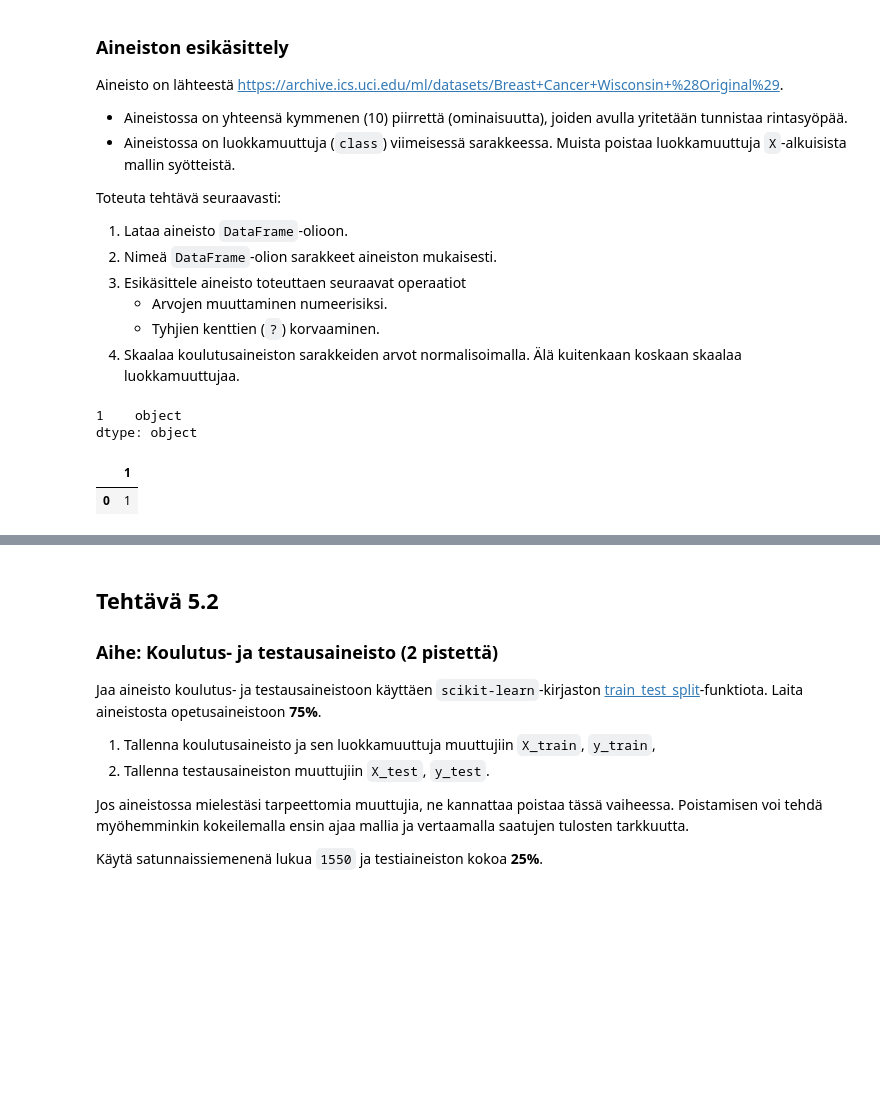
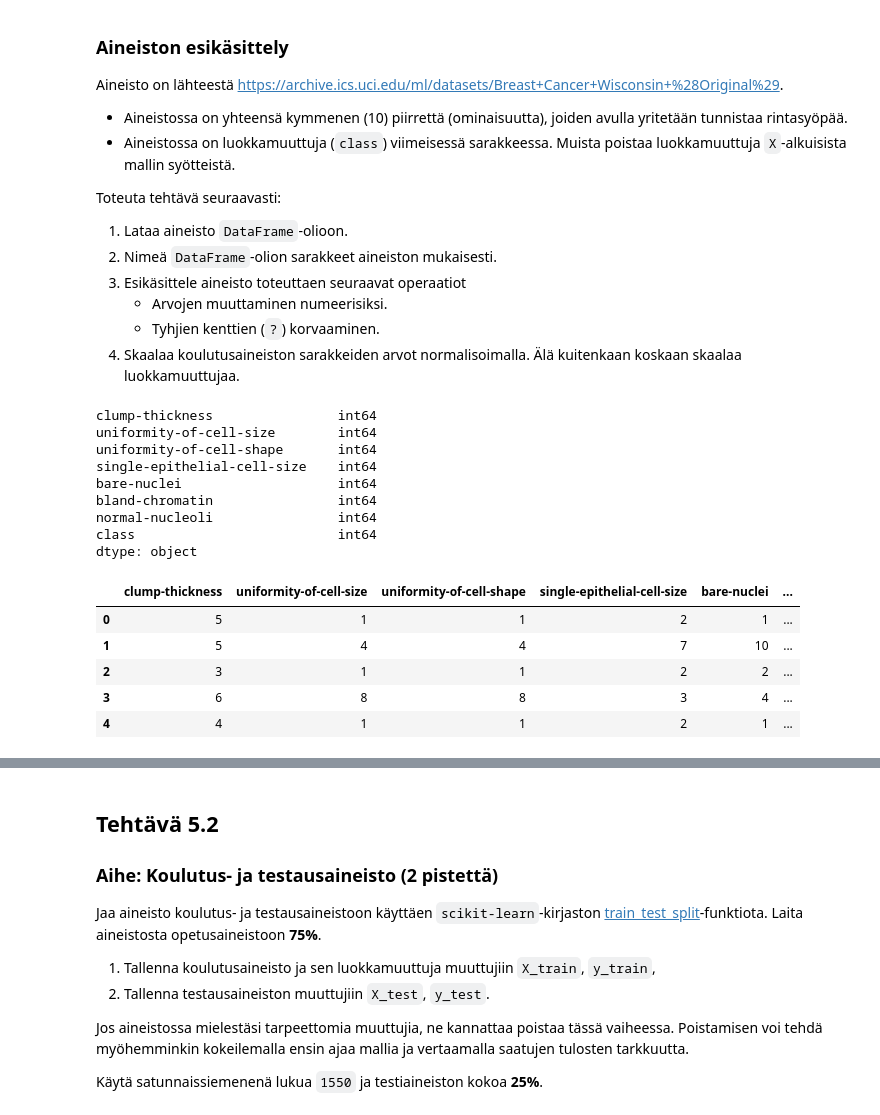
Before and after one commit to JermuSo/machinelearning_jamk, a Jupyter notebook: tehtavat/aihe_5_svm/tehtavat_aihe_5_svm.ipynb, the cells around one changed output, grey strips where cells are left out. Saved outputs shown, nothing was run; the diff lists cells and outputs as text; code cells hidden in the pictures; blank space fills up the shorter version.

```diff
--- a/tehtavat/aihe_5_svm/tehtavat_aihe_5_svm.ipynb
+++ b/tehtavat/aihe_5_svm/tehtavat_aihe_5_svm.ipynb
@@ -28,23 +28,57 @@ Toteuta tehtävä seuraavasti:
    * Arvojen muuttaminen numeerisiksi.
    * Tyhjien kenttien (`?`) korvaaminen.
 5. Skaalaa koulutusaineiston sarakkeiden arvot normalisoimalla. Älä kuitenkaan koskaan skaalaa luokkamuuttujaa.
-# %%
-# TODO: Kirjoita toteutuksesi tähän soluun.
-import pandas as pd
-import numpy as np
-
-df = pd.DataFrame({1:['1']})  # TODO: Alustuksen voi poistaa, kun aloittaa tehtävän tekemisen
-
-# TODO: Esikäsittelyn toteutus
-
-# TODO: Aineiston tulostaminen. Älä poista rivejä
-print(df.dtypes)
-df.head()
-# %% [output]
-1    object
-dtype: object
-|  | 1 |
-| 0 | 1 |
+# %%
+# TODO: Kirjoita toteutuksesi tähän soluun.
+import pandas as pd
+import numpy as np
+
+df = pd.read_csv('../../data/breast+cancer+wisconsin+original/breast-cancer-wisconsin.data', header=None)
+
+# TODO: Sarakkeiden nimeäminen.
+columns = [
+    'sample-code-number', 'clump-thickness', 'uniformity-of-cell-size', 'uniformity-of-cell-shape',
+    'marginal-adhesion', 'single-epithelial-cell-size', 'bare-nuclei', 'bland-chromatin',
+    'normal-nucleoli', 'mitoses', 'class'
+]
+
+df.columns = columns
+
+# pudotetaan kolumnit joissa feature_importance alle 2.5%
+df = df.drop(columns=['sample-code-number', 'marginal-adhesion', 'mitoses'])
+
+# Puuttuvan datan korvaaminen aihetti tässä vähän päänvaivaa. Onko parempi muuttaa puuttuvat arvot nolliksi vai esimerkiksi
+# sarakkeen mediaaneiksi (tässä tajusin että olisi ehkä pitänyt muuntaa viime tehtävässä puuttuvat median mukaan eikä mean)
+# kysyin tekoälyltä bare-nuclei merkitystä ja sain käsityksen että se voi olla tärkeä ominaisuus tässä mittauksessa
+# päättelin että mediaaniarvo on paras korvaaja ja sillä mennään, mediaaniksi kuitenkin tuli 1 joten ehkä tämän olisi voinut tehdä yksinkertaisemmin mutta tehty jo
+df['bare-nuclei'] = df['bare-nuclei'].replace('?', pd.NA)
+df['bare-nuclei'] = pd.to_numeric(df['bare-nuclei'], errors='coerce')
+df['bare-nuclei'] = df['bare-nuclei'].fillna(df['bare-nuclei'].median())
+df['bare-nuclei'] = df['bare-nuclei'].astype('int64')
+
+
+X = df.drop(columns=['class'])
+y = df['class']
+# teen skaalaamisen seuraavassa kohdassa
+# TODO: Aineiston tulostaminen. Älä poista rivejä
+print(df.dtypes)
+df.head()
+# %% [output]
+clump-thickness                int64
+uniformity-of-cell-size        int64
+uniformity-of-cell-shape       int64
+single-epithelial-cell-size    int64
+bare-nuclei                    int64
+bland-chromatin                int64
+normal-nucleoli                int64
+class                          int64
+dtype: object
+|  | clump-thickness | uniformity-of-cell-size | uniformity-of-cell-shape | single-epithelial-cell-size | bare-nuclei | ... |
+| 0 | 5 | 1 | 1 | 2 | 1 | ... |
+| 1 | 5 | 4 | 4 | 7 | 10 | ... |
+| 2 | 3 | 1 | 1 | 2 | 2 | ... |
+| 3 | 6 | 8 | 8 | 3 | 4 | ... |
+| 4 | 4 | 1 | 1 | 2 | 1 | ... |
 # %%
 # Tehtävän vastaukset. Huom! Älä muokkaa tätä solua, vaan aja se, kun olet suorittanut tehtävän.
 # TODO: DataFramen tulisi olla df-muuttujassa.
```
Also changed, not shown: parts of 17 cells of this notebook, 3 other files.
